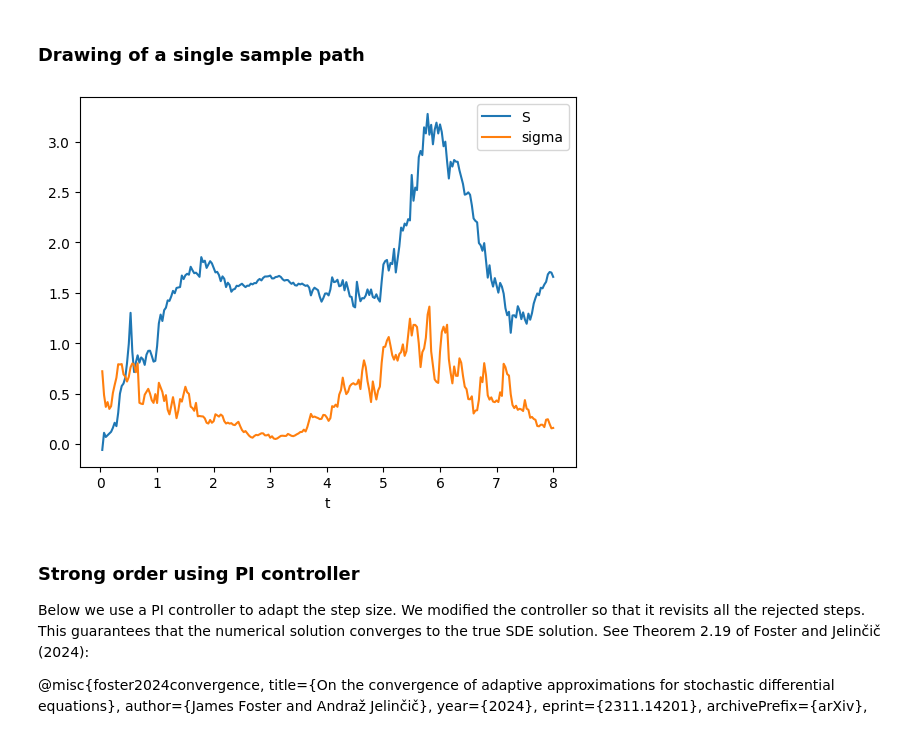
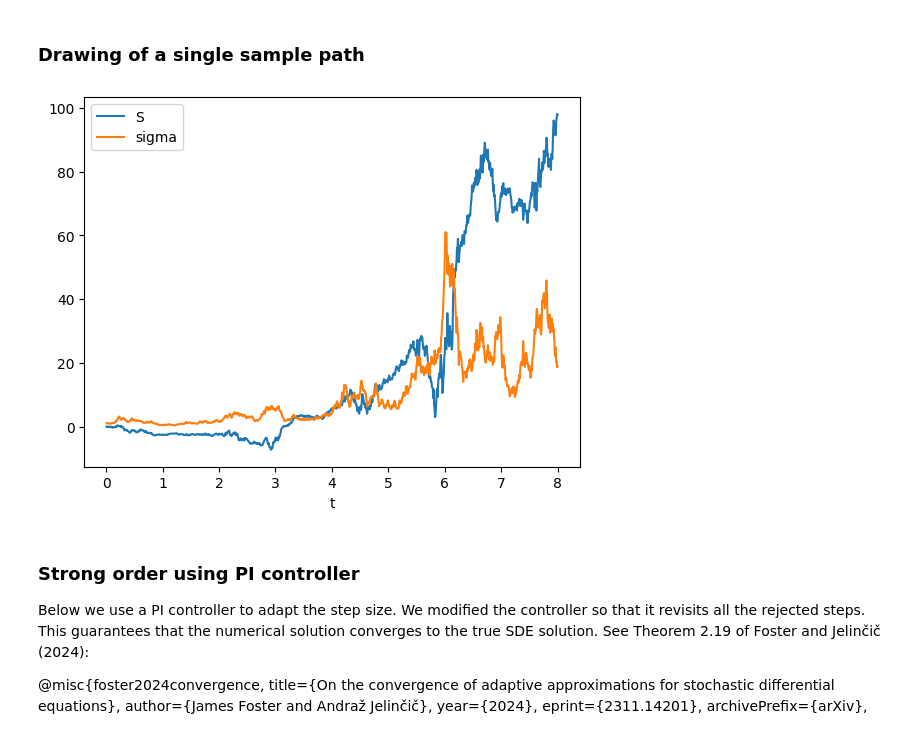
Before and after one commit to andyElking/Adaptive_SABR, a Jupyter notebook: notebooks/SABR.ipynb, the cells around one changed output. Drawn from its saved outputs; the diff is of its cells as text; code cells hidden in the pictures.

```diff
--- a/notebooks/SABR.ipynb
+++ b/notebooks/SABR.ipynb
@@ -77,16 +77,16 @@ keys = jr.split(key, num_samples)
 # %% [markdown]
 ### Drawing of a single sample path
 # %%
-bm_key = jr.key(8)
-terms_sabr = get_terms(sabr_sde.get_bm(bm_key, SpaceTimeLevyArea, 2**-6))
-sol = diffeqsolve(terms_sabr, SPaRK(), t0, t1, 2**-5, y0, saveat=SaveAt(steps=True))
+bm_key = jr.key(9)
+terms_sabr = get_terms(sabr_sde.get_bm(bm_key, SpaceTimeLevyArea, 2**-8))
+sol = diffeqsolve(terms_sabr, SPaRK(), t0, t1, 2**-7, y0, saveat=SaveAt(steps=True))
 plt.plot(sol.ts, sol.ys[:, 0], label="S")
 plt.plot(sol.ts, jnp.exp(sol.ys[:, 1]), label="sigma")
 plt.xlabel("t")
 plt.legend()
 plt.show()
 # %% [output]
-[figure, old version]
+[figure, new version]
 # %%
 # Compute reference solution
 # ref_controller = StepTo(ts=jnp.linspace(t0, t1, 2**14 + 1, endpoint=True))
```
Also changed, not shown: parts of 5 cells of this notebook, 17 other files.
